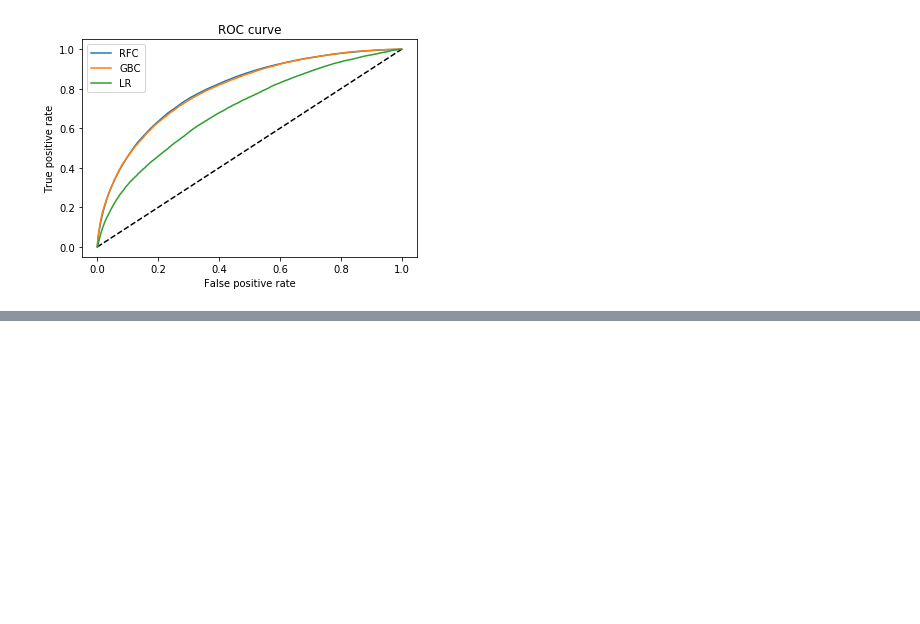
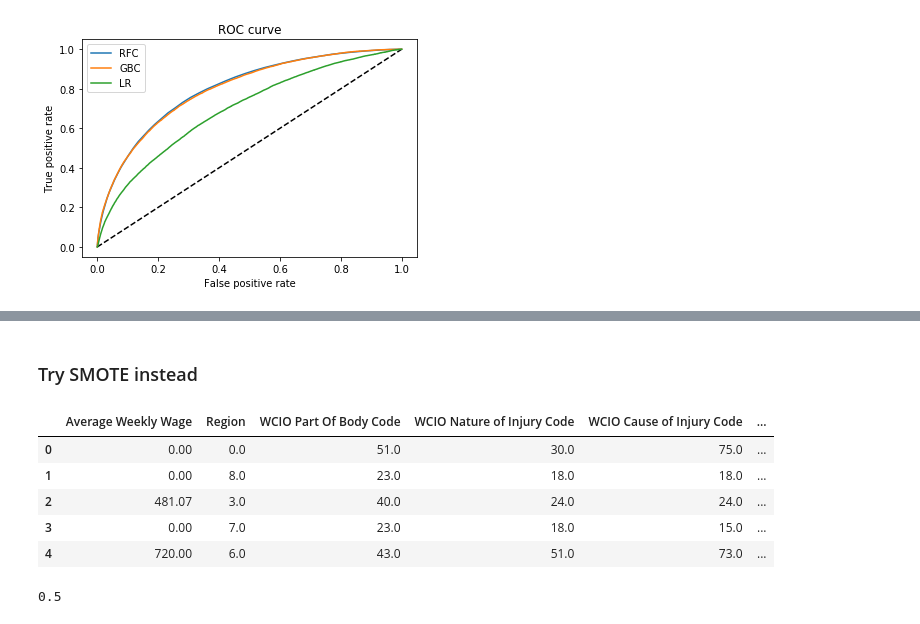
Before and after one commit to cbevis/U3_Capstone, a Jupyter notebook: NYS_Assembled_Workers2.ipynb, the cells around one changed output, grey strips where cells are left out. Saved outputs shown, nothing was run; the diff lists cells and outputs as text; code cells hidden in the pictures; blank space fills up the shorter version.

```diff
--- a/NYS_Assembled_Workers2.ipynb
+++ b/NYS_Assembled_Workers2.ipynb
@@ -1001,0 +1295,37 @@ array([0.48, 0.68, 0.44, ..., 0.36, 0.24, 0.9 ])
+# %% [markdown]
+### Try SMOTE instead
+# %%
+df_model = df[features].dropna(axis=0)
+X = df_model
+
+le = LabelEncoder()
+X['Region'] = le.fit_transform(X['Region'])
+X['WCIO Part Of Body Code'] = le.fit_transform(X['WCIO Part Of Body Code'])
+X['WCIO Cause of Injury Code'] = le.fit_transform(X['WCIO Cause of Injury Code'])
+X['WCIO Nature of Injury Code'] = le.fit_transform(X['WCIO Nature of Injury Code'])
+
+train, test = train_test_split(X, test_size=0.3)
+
+sm = SMOTE()
+
+X_train = train.drop('is_controverted', axis=1)
+y_train = train['is_controverted']
+X_train_SMOTE, y_train_SMOTE = sm.fit_resample(X_train, y_train)
+X_train_SMOTE = pd.DataFrame(X_train_SMOTE, columns=X_train.columns)
+
+X_test = test.drop('is_controverted', axis=1)
+y_test = test['is_controverted']
+# %%
+X_train_SMOTE.head()
+# %% [output]
+|  | Average Weekly Wage | Region | WCIO Part Of Body Code | WCIO Nature of Injury Code | WCIO Cause of Injury Code | ... |
+| 0 | 0.00 | 0.0 | 51.0 | 30.0 | 75.0 | ... |
+| 1 | 0.00 | 8.0 | 23.0 | 18.0 | 18.0 | ... |
+| 2 | 481.07 | 3.0 | 40.0 | 24.0 | 24.0 | ... |
+| 3 | 0.00 | 7.0 | 23.0 | 18.0 | 15.0 | ... |
+| 4 | 720.00 | 6.0 | 43.0 | 51.0 | 73.0 | ... |
+# %%
+# Verify that half are 0 and half are 1
+np.average(y_train_SMOTE)
+# %% [output]
+0.5
```
Also changed, not shown: parts of 32 cells of this notebook.
